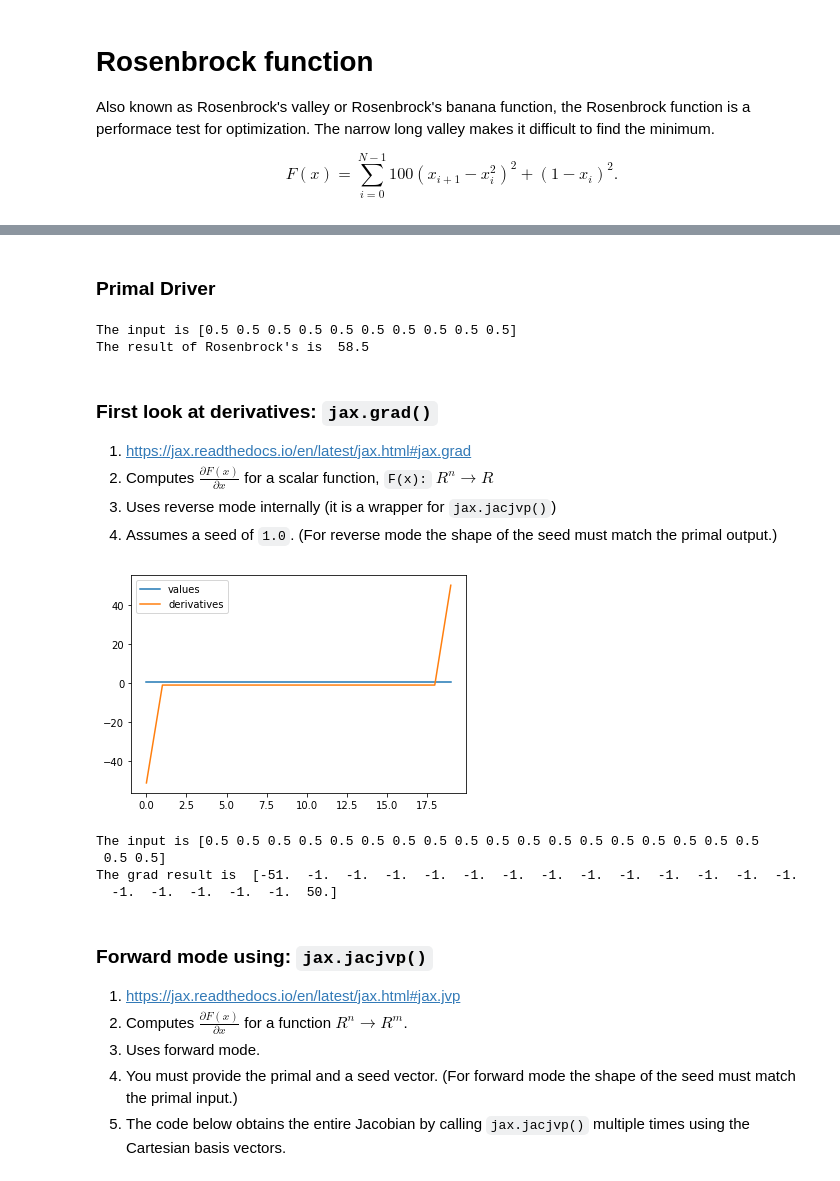
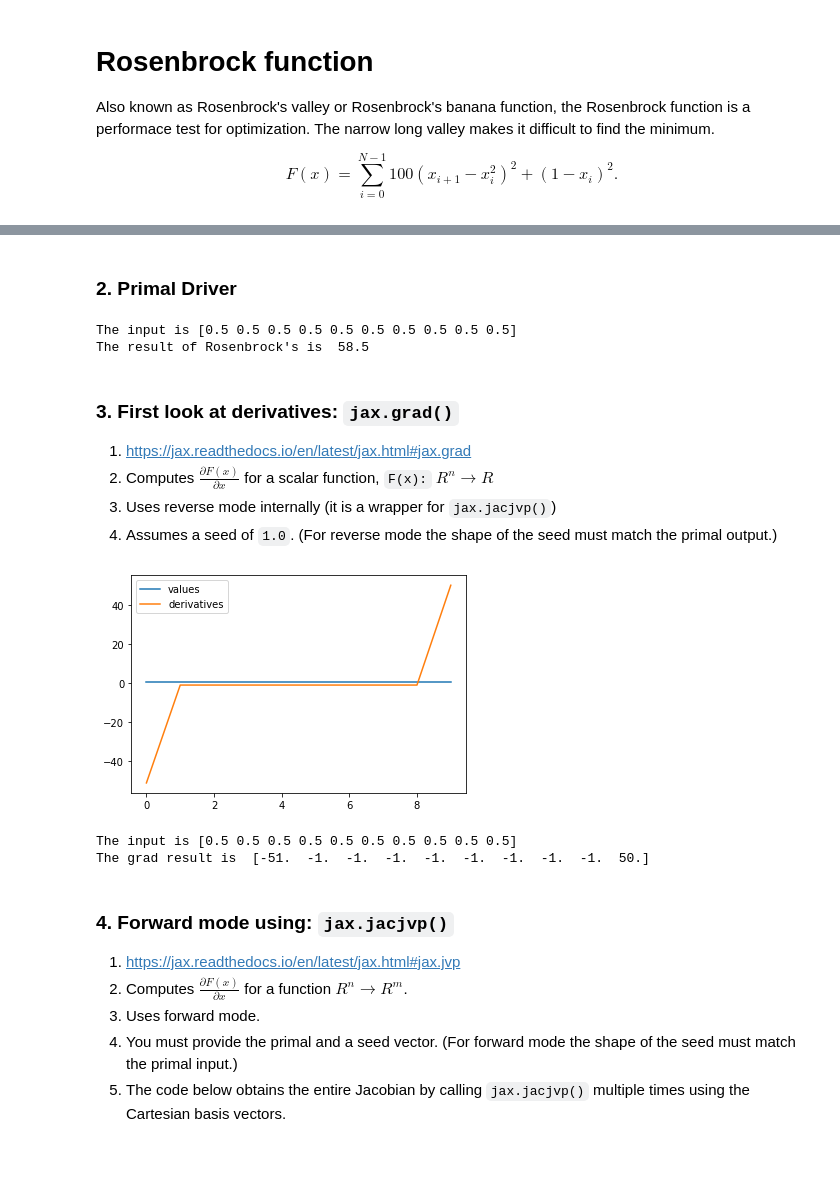
Before and after one commit to sriharikrishna/siamcse21, a Jupyter notebook: rosenbrock.ipynb, the cells around one changed output, grey strips where cells are left out. Saved outputs shown, nothing was run; the diff lists cells and outputs as text; code cells hidden in the pictures.

```diff
--- a/rosenbrock.ipynb
+++ b/rosenbrock.ipynb
@@ -31,7 +31,7 @@ def plot_vals(vals, grad=None):
     plt.title('')
     plt.show()
 # %% [markdown]
-### Primal Driver
+### 2. Primal Driver
 # %%
 def fun_driver(n):
     """
@@ -51,7 +51,7 @@ fun_driver(10)
 The input is [0.5 0.5 0.5 0.5 0.5 0.5 0.5 0.5 0.5 0.5]
 The result of Rosenbrock's is  58.5
 # %% [markdown]
-### First look at derivatives: `jax.grad()`
+### 3. First look at derivatives: `jax.grad()`
 1. https://jax.readthedocs.io/en/latest/jax.html#jax.grad
 2. Computes $\frac{\partial{F(x)}}{\partial{x}}$  for a scalar function, `F(x):` $R^n \rightarrow R$
 3. Uses reverse mode internally (it is a wrapper for `jax.jacjvp()`)
@@ -77,15 +77,13 @@ def grad_driver(n):
     print("The input is", val)
     print("The grad result is ", result)
 # %%
-grad_driver(20)
+grad_driver(10)
 # %% [output]
-[figure, old version]
+[figure, new version]
-The input is [0.5 0.5 0.5 0.5 0.5 0.5 0.5 0.5 0.5 0.5 0.5 0.5 0.5 0.5 0.5 0.5 0.5 0.5
- 0.5 0.5]
-The grad result is  [-51.  -1.  -1.  -1.  -1.  -1.  -1.  -1.  -1.  -1.  -1.  -1.  -1.  -1.
-  -1.  -1.  -1.  -1.  -1.  50.]
+The input is [0.5 0.5 0.5 0.5 0.5 0.5 0.5 0.5 0.5 0.5]
+The grad result is  [-51.  -1.  -1.  -1.  -1.  -1.  -1.  -1.  -1.  50.]
 # %% [markdown]
-### Forward mode using: `jax.jacjvp()`
+### 4. Forward mode using: `jax.jacjvp()`
 1. https://jax.readthedocs.io/en/latest/jax.html#jax.jvp
 2. Computes $\frac{\partial{F(x)}}{\partial{x}}$  for a function $R^n \rightarrow R^m$.
 3. Uses forward mode.
```
Also changed, not shown: parts of 4 cells of this notebook.
